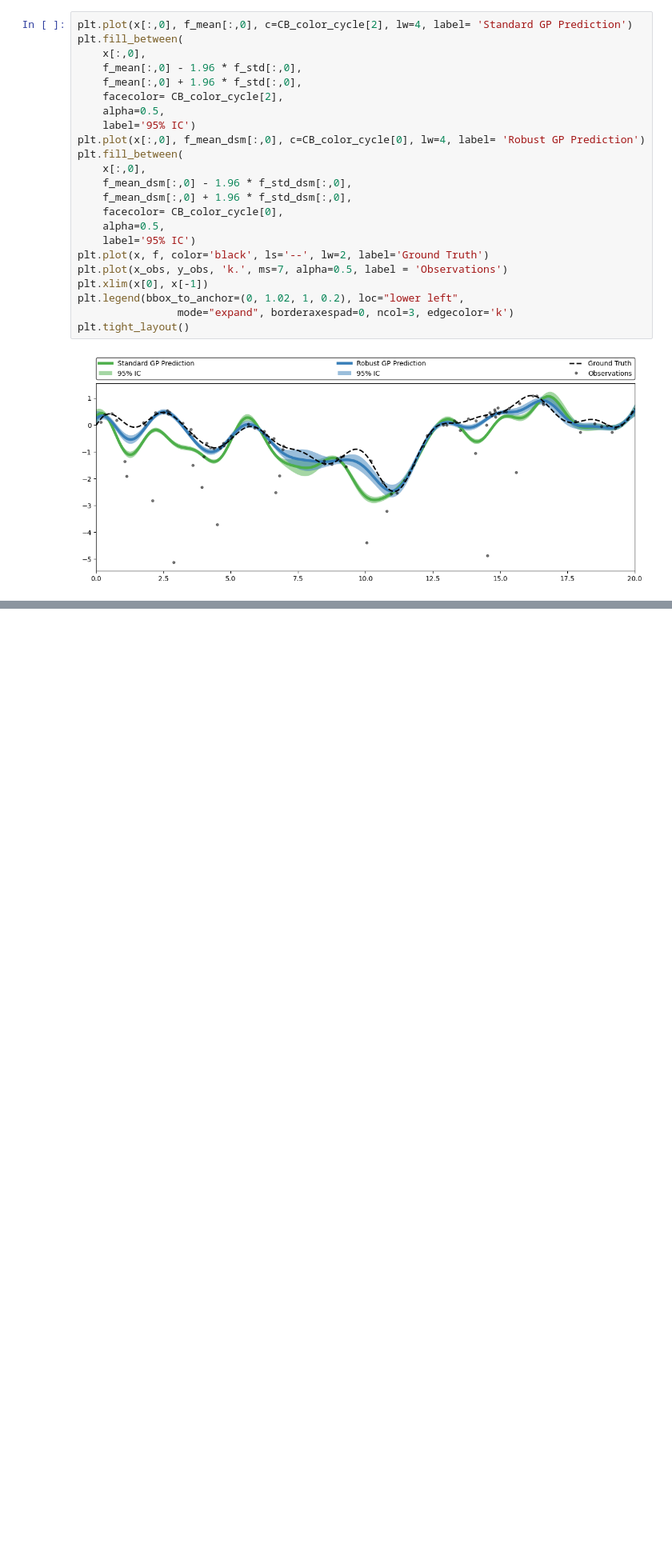
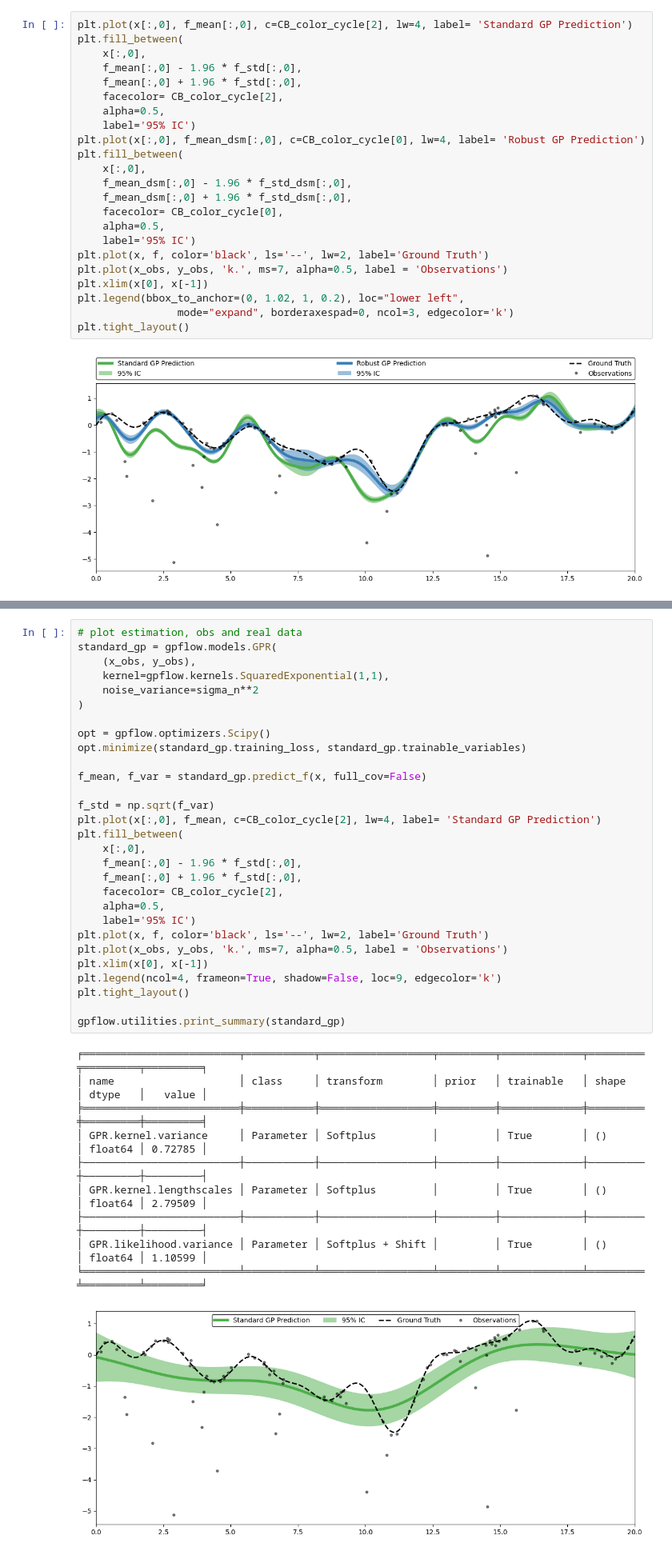
Before and after one commit to maltamiranomontero/RCGP, a Jupyter notebook: experiments.ipynb, the cells around one changed output, grey strips where cells are left out. Shown: that part at 80% size. Drawn from its saved outputs; the diff is of its cells as text; blank space fills up the shorter version.

```diff
--- a/experiments.ipynb
+++ b/experiments.ipynb
@@ -129,0 +199,40 @@ plt.tight_layout()
+# %%
+# plot estimation, obs and real data
+standard_gp = gpflow.models.GPR(
+    (x_obs, y_obs),
+    kernel=gpflow.kernels.SquaredExponential(1,1),
+    noise_variance=sigma_n**2
+)
+
+opt = gpflow.optimizers.Scipy()
+opt.minimize(standard_gp.training_loss, standard_gp.trainable_variables)
+
+f_mean, f_var = standard_gp.predict_f(x, full_cov=False)
+
+f_std = np.sqrt(f_var)
+plt.plot(x[:,0], f_mean, c=CB_color_cycle[2], lw=4, label= 'Standard GP Prediction')
+plt.fill_between(
+    x[:,0],
+    f_mean[:,0] - 1.96 * f_std[:,0],
+    f_mean[:,0] + 1.96 * f_std[:,0],
+    facecolor= CB_color_cycle[2],
+    alpha=0.5,
+    label='95% IC')
+plt.plot(x, f, color='black', ls='--', lw=2, label='Ground Truth')
+plt.plot(x_obs, y_obs, 'k.', ms=7, alpha=0.5, label = 'Observations')
+plt.xlim(x[0], x[-1])
+plt.legend(ncol=4, frameon=True, shadow=False, loc=9, edgecolor='k')
+plt.tight_layout()
+
+gpflow.utilities.print_summary(standard_gp)
+# %% [output]
+╒═════════════════════════╤═══════════╤══════════════════╤═════════╤═════════════╤═════════╤═════════╤═════════╕
+│ name                    │ class     │ transform        │ prior   │ trainable   │ shape   │ dtype   │   value │
+╞═════════════════════════╪═══════════╪══════════════════╪═════════╪═════════════╪═════════╪═════════╪═════════╡
+│ GPR.kernel.variance     │ Parameter │ Softplus         │         │ True        │ ()      │ float64 │ 0.72785 │
+├─────────────────────────┼───────────┼──────────────────┼─────────┼─────────────┼─────────┼─────────┼─────────┤
+│ GPR.kernel.lengthscales │ Parameter │ Softplus         │         │ True        │ ()      │ float64 │ 2.79509 │
+├─────────────────────────┼───────────┼──────────────────┼─────────┼─────────────┼─────────┼─────────┼─────────┤
+│ GPR.likelihood.variance │ Parameter │ Softplus + Shift │         │ True        │ ()      │ float64 │ 1.10599 │
+╘═════════════════════════╧═══════════╧══════════════════╧═════════╧═════════════╧═════════╧═════════╧═════════╛
+[figure, added]
```
Also changed, not shown: parts of 10 cells of this notebook, 3 other files.
